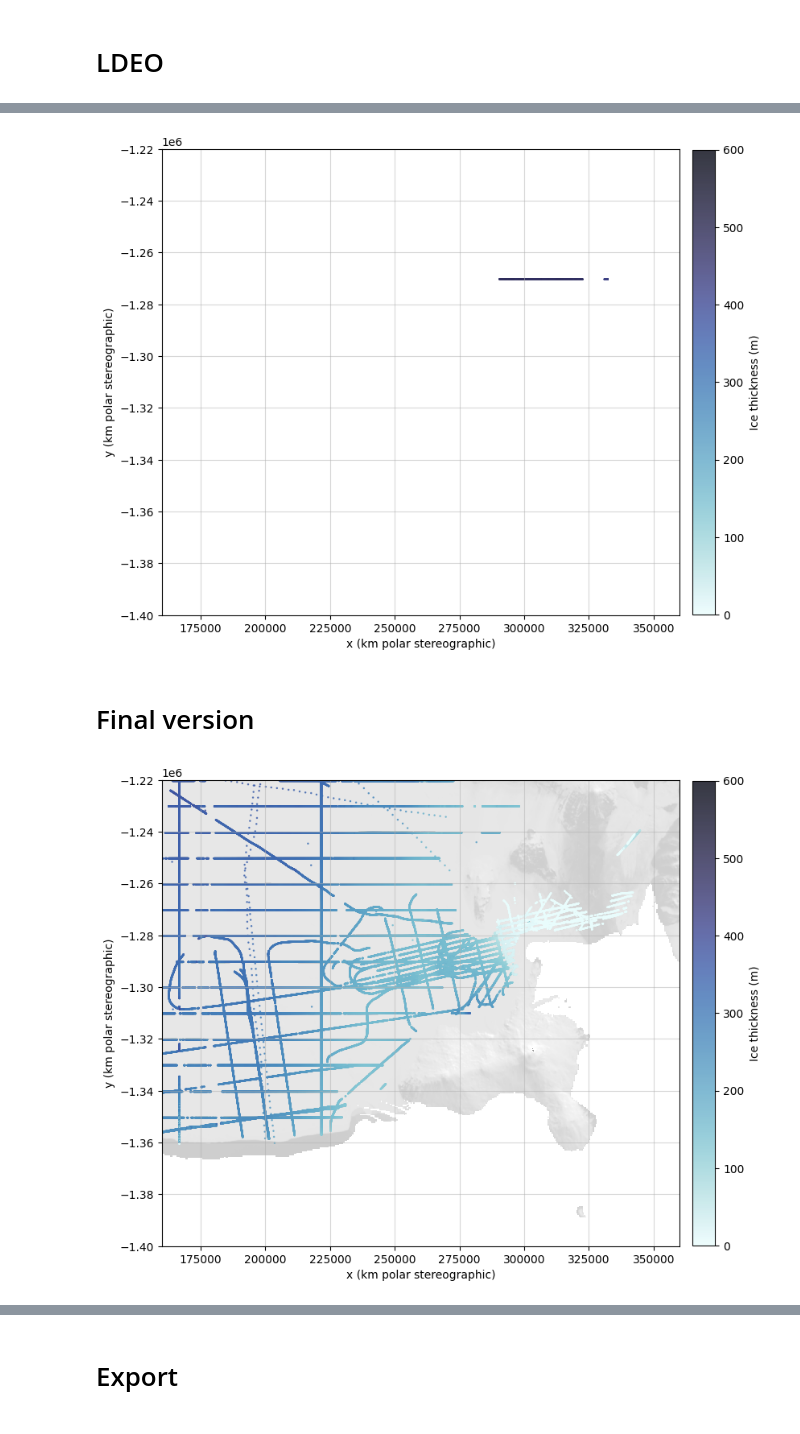
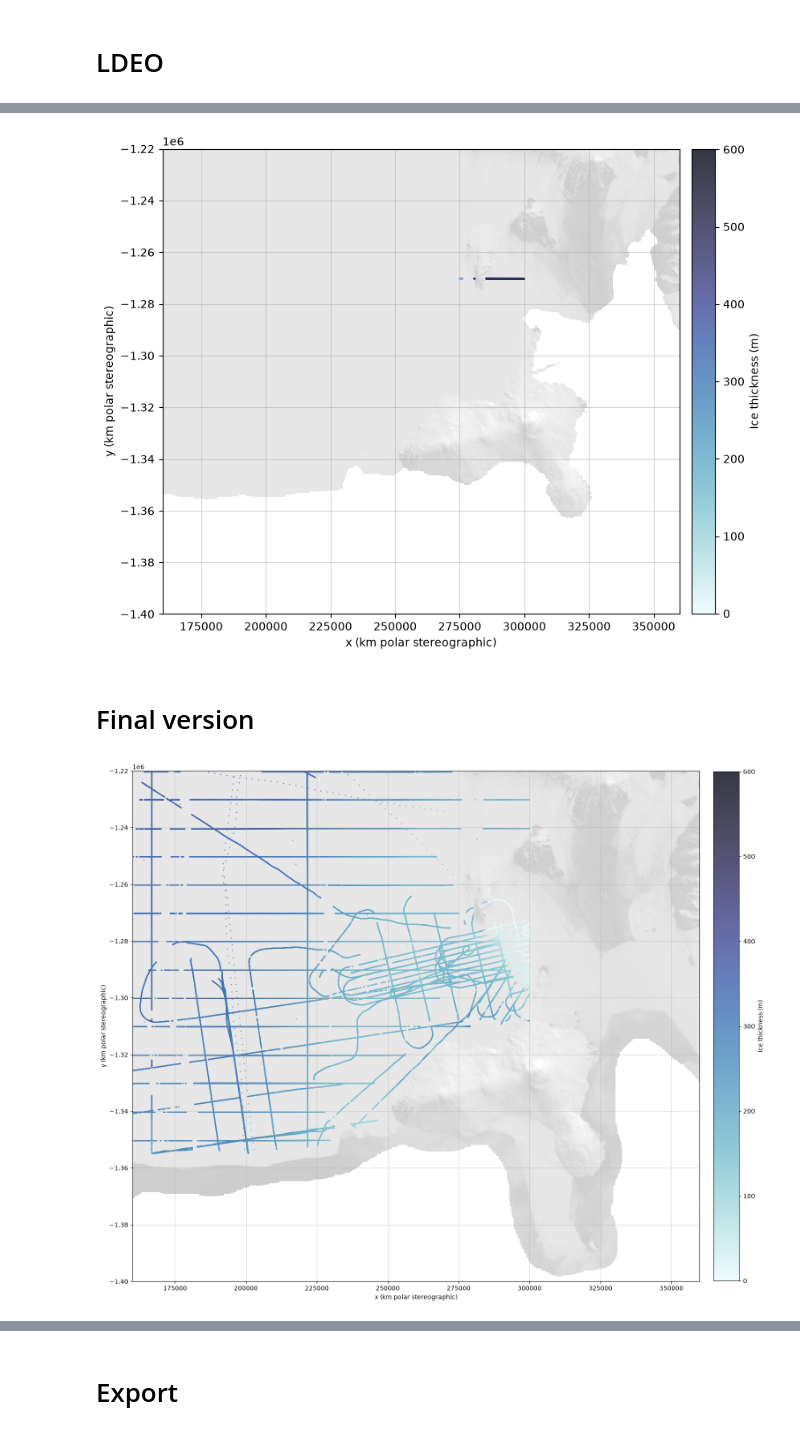
Before and after one commit to kimbente/basal_melt_around_ross_island, a Jupyter notebook: preprocess_h_thickness.ipynb, the cells around one changed output, grey strips where cells are left out. Cells and saved outputs as stored; diff of their text form; code cells hidden in the pictures.

Commit message:
MODIS on ice only

```diff
--- a/preprocess_h_thickness.ipynb
+++ b/preprocess_h_thickness.ipynb
@@ -175,0 +317,2 @@ bedmap123_ross_island_rm1_ldeo = bedmap123_ross_island_rm1[bedmap123_ross_island
+# %%
+bedmap123_ross_island_onshelf_cut_rm1 = bedmap123_ross_island_onshelf_cut[bedmap123_ross_island_onshelf_cut["t_fa"] < 500]
@@ -319,9 +479,9 @@ ax.grid(True, alpha = 0.5)
 # %%
-bedmap123_ross_island_rm2 = bedmap123_ross_island_rm1[
+bedmap123_ross_island_onshelf_cut_rm2 = bedmap123_ross_island_onshelf_cut_rm1[
     ~(
-    (bedmap123_ross_island_rm1["source"] == "NASA_2011_ICEBRIDGE_AIR_BM2.csv") &
-    (bedmap123_ross_island_rm1["t_fa"] > 200) &
-    (bedmap123_ross_island_rm1["x"] > 290_000)
+    (bedmap123_ross_island_onshelf_cut_rm1["source"] == "NASA_2011_ICEBRIDGE_AIR_BM2.csv") &
+    (bedmap123_ross_island_onshelf_cut_rm1["t_fa"] > 200) &
+    (bedmap123_ross_island_onshelf_cut_rm1["x"] > 290_000)
     )]
 # %% [markdown]
 # UTIG
@@ -423,10 +583,10 @@ ax.grid(True, alpha = 0.5)
 # %%
 # Remove
-bedmap123_ross_island_rm3 = bedmap123_ross_island_rm2[
+bedmap123_ross_island_onshelf_cut_rm3 = bedmap123_ross_island_onshelf_cut_rm2[
     ~(
-    (bedmap123_ross_island_rm2["source"] == "UTIG_2010_ICECAP_AIR_BM3.csv") &
-    (bedmap123_ross_island_rm2["t_fa"] < 10) &
-    (bedmap123_ross_island_rm2["x"] < 285_000)
+    (bedmap123_ross_island_onshelf_cut_rm2["source"] == "UTIG_2010_ICECAP_AIR_BM3.csv") &
+    (bedmap123_ross_island_onshelf_cut_rm2["t_fa"] < 10) &
+    (bedmap123_ross_island_onshelf_cut_rm2["x"] < 285_000)
     )]
 # %% [markdown]
 # LDEO
@@ -488,7 +650,7 @@ if MODIS_background:
     ax.pcolormesh(
         modis_ross[0],
         modis_ross[1],
-        modis_ross[2],
+        modis_ross[3],
         cmap = "gray",
         # softer greys
         vmin = -30_000,
@@ -523,21 +685,21 @@ ax.set_ylabel("y (km polar stereographic)")
 ax.set_aspect('equal')
 ax.grid(True, alpha = 0.5)
 # %% [output]
-[figure, old version]
+[figure, new version]
 # %%
-bedmap123_ross_island_rm4 = bedmap123_ross_island_rm3[
+bedmap123_ross_island_onshelf_cut_rm4 = bedmap123_ross_island_onshelf_cut_rm3[
     ~(
-    (bedmap123_ross_island_rm3["source"] == "LDEO_2015_ROSETTA_AIR_BM3.csv") &
-    (bedmap123_ross_island_rm3["x"] > 275_000) &
-    (bedmap123_ross_island_rm3["y"] < -1_260_000) &
-    (bedmap123_ross_island_rm3["y"] > -1_280_000)
+    (bedmap123_ross_island_onshelf_cut_rm3["source"] == "LDEO_2015_ROSETTA_AIR_BM3.csv") &
+    (bedmap123_ross_island_onshelf_cut_rm3["x"] > 275_000) &
+    (bedmap123_ross_island_onshelf_cut_rm3["y"] < -1_260_000) &
+    (bedmap123_ross_island_onshelf_cut_rm3["y"] > -1_280_000)
     )]
 # %% [markdown]
 # Final version
 # %%
 MODIS_background = True
 # %%
-fig, ax = plt.subplots(figsize = (10, 10))
+fig, ax = plt.subplots(figsize = (20, 20))
 
 # 1) MODIS as background (draw first)
 if MODIS_background:
@@ -549,34 +711,37 @@ if MODIS_background:
         # softer greys
         vmin = -30_000,
         vmax = 30_000,
         # as less saturated background
         alpha = 0.4,
         zorder = 0,
     )
 
 # 2) thickness on top (draw second)
 sc = ax.scatter(
-    bedmap123_ross_island_rm4['x'],
-    bedmap123_ross_island_rm4['y'],
-    c = bedmap123_ross_island_rm4['t'],
+    bedmap123_ross_island_onshelf_cut_rm4['x'],
+    bedmap123_ross_island_onshelf_cut_rm4['y'],
+    c = bedmap123_ross_island_onshelf_cut_rm4['t'],
     s = 0.6,
     alpha = 0.8,
     cmap = cmocean.cm.ice_r,
     vmin = 0,
     vmax = 600 # saturate at 600
     )
 
 cbar = fig.colorbar(sc, ax = ax, pad = 0.02, shrink = 0.75)
 cbar.set_label("Ice thickness (m)")
 
 ax.set_ylim(y_min, y_max)
 ax.set_xlim(x_min, x_max)
 
 # Optional: label axes to clarify units
 ax.set_xlabel("x (km polar stereographic)")
 ax.set_ylabel("y (km polar stereographic)")
 
 ax.set_aspect('equal')
 ax.grid(True, alpha = 0.5)
+
+# Save vis
+plt.savefig("figures/ice_thickness_ross_island_full_modis.png", dpi = 300, bbox_inches = 'tight')
 # %% [output]
-[figure, old version]
+[figure, new version]
```
Also changed, not shown: parts of 53 cells of this notebook, 5 other files.
